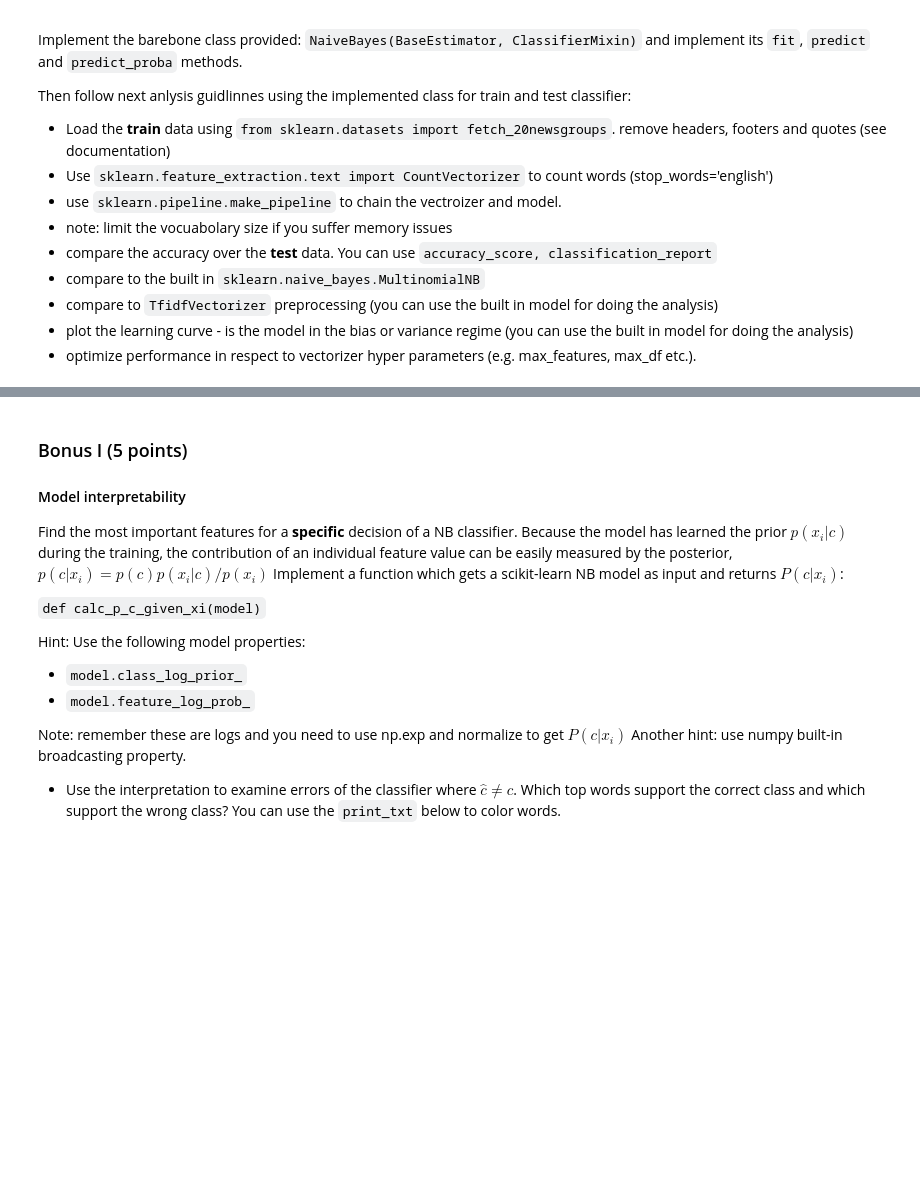
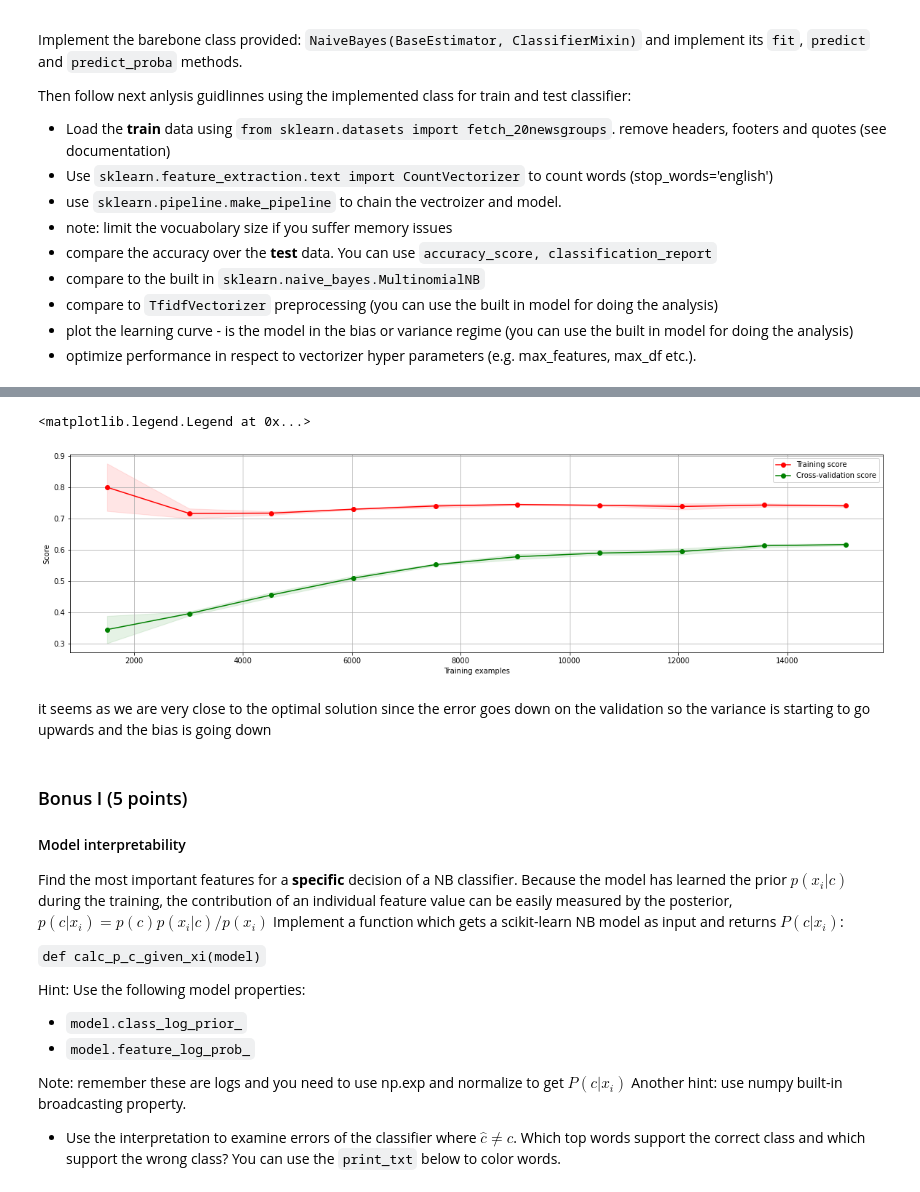
Before and after one commit to 6yuvaldavid/NB, a Jupyter notebook: NB_exercise_2022a.ipynb, the cells around one changed output, grey strips where cells are left out. Cells and saved outputs as stored; diff of their text form; code cells hidden in the pictures; blank space fills up the shorter version.

```diff
--- a/NB_exercise_2022a.ipynb
+++ b/NB_exercise_2022a.ipynb
@@ -157,0 +253,12 @@ BaseEstimator and ClassifierMixin are imported from sklearn.base
+# %%
+# our model
+print('\nour model flow')
+our_pipline = make_pipeline(vectorizer, NaiveBayes())
+print('Start fit')
+our_pipline.fit(newsgroups_train.data, y_train)
+print('Start predict')
+y_test_predict = our_pipline.predict(newsgroups_test.data)
+print(classification_report(y_test, y_test_predict))
+our_score = our_pipline.score(newsgroups_test.data, y_test)
+print('our_score')
+print(our_score)
@@ -158,3 +348,61 @@ BaseEstimator and ClassifierMixin are imported from sklearn.base
+# %%
+from sklearn.model_selection import learning_curve
+from matplotlib import pyplot as plt
+
+newsgroups_all = fetch_20newsgroups(subset='all',remove=('headers', 'footers', 'quotes'))
+X = newsgroups_all.data
+y = newsgroups_all.target
+
+_, axes = plt.subplots(1, 1, figsize=(20, 5))
+axes.set_xlabel("Training examples")
+axes.set_ylabel("Score")
+
+
+train_sizes, train_scores, test_scores, fit_times, _ = learning_curve(
+        our_pipline,
+        X,
+        y,
+        cv=5,
+        n_jobs=4,
+        train_sizes=np.linspace(0.1, 1.0, 10),
+        return_times=True,
+    )
+train_scores_mean = np.mean(train_scores, axis=1)
+train_scores_std = np.std(train_scores, axis=1)
+test_scores_mean = np.mean(test_scores, axis=1)
+test_scores_std = np.std(test_scores, axis=1)
+fit_times_mean = np.mean(fit_times, axis=1)
+fit_times_std = np.std(fit_times, axis=1)
+
+# Plot learning curve
+axes.grid()
+axes.fill_between(
+    train_sizes,
+    train_scores_mean - train_scores_std,
+    train_scores_mean + train_scores_std,
+    alpha=0.1,
+    color="r",
+)
+axes.fill_between(
+    train_sizes,
+    test_scores_mean - test_scores_std,
+    test_scores_mean + test_scores_std,
+    alpha=0.1,
+    color="g",
+)
+axes.plot(
+    train_sizes, train_scores_mean, "o-", color="r", label="Training score"
+)
+axes.plot(
+    train_sizes, test_scores_mean, "o-", color="g", label="Cross-validation score"
+)
+axes.legend(loc="best")
+# %% [output]
+<matplotlib.legend.Legend at 0x...>
+[figure, added]
+# %% [markdown]
+
+it seems as we are very close to the optimal solution since the error goes down on the validation so the variance is starting to go upwards and the bias is going down
 # %% [markdown]
 
 ### Bonus I (5 points)
```
Also changed, not shown: parts of 20 cells of this notebook.
